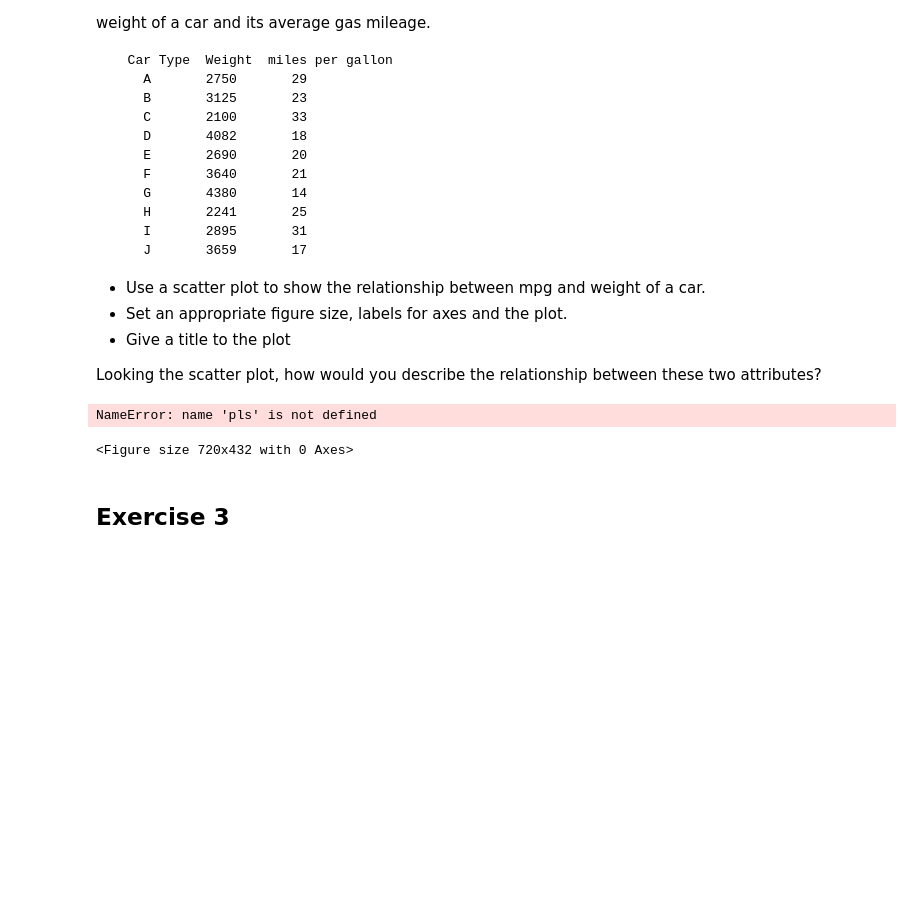
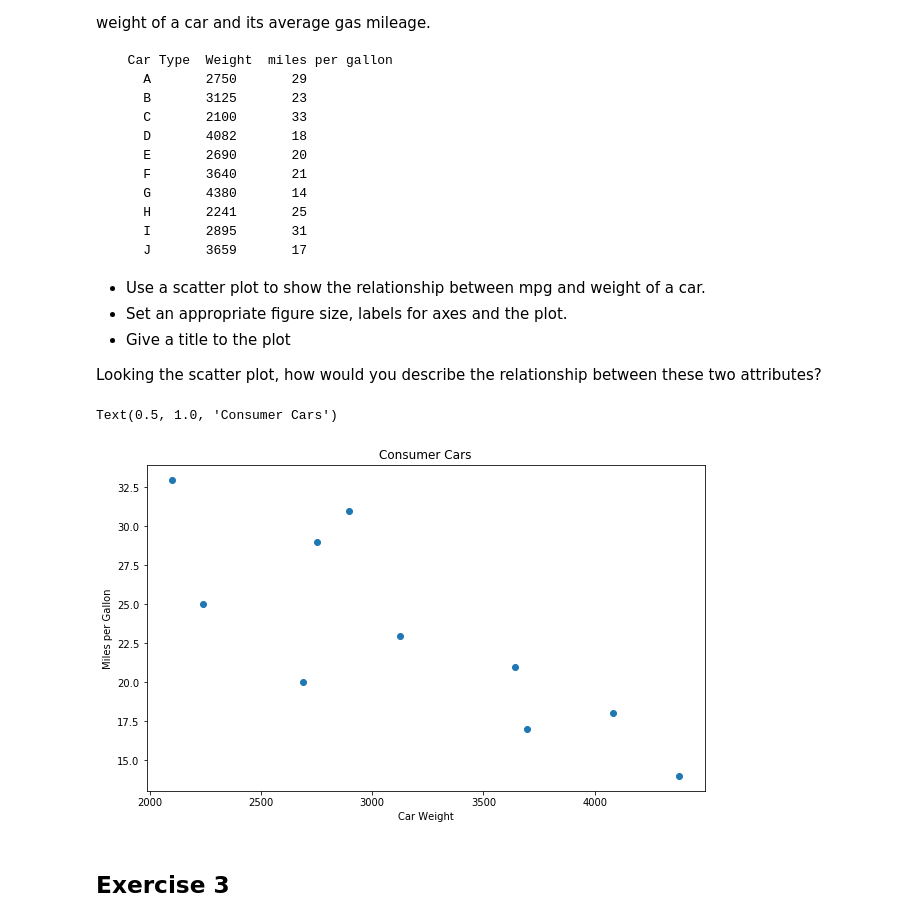
Before and after one commit to steeznation16/dsc-0-01-22-visualizing-data-lab-online-ds-ft-100118, a Jupyter notebook: index.ipynb, the cells around one changed output. Saved outputs shown, nothing was run; the diff lists cells and outputs as text; code cells hidden in the pictures; blank space fills up the shorter version.

```diff
--- a/index.ipynb
+++ b/index.ipynb
@@ -83,17 +83,17 @@ Looking the scatter plot, how would you describe the relationship between these
 # %%
 weight = [2750, 3125, 2100, 4082, 2690, 3640, 4380, 2241, 2895, 3695]
 mpg = [29, 23, 33, 18, 20, 21, 14, 25, 31, 17]
 
 plt.figure(figsize=(10,6))# Set the figure size in inches
 
-pls.scatter(weight, mpg)# Plot with scatter()
+plt.scatter(weight, mpg)# Plot with scatter()
 
 plt.xlabel('Car Weight')
 plt.ylabel('Miles per Gallon')
 plt.title('Consumer Cars')# Set x and y axes labels and give titles
 # %% [output]
-NameError: name 'pls' is not defined
+Text(0.5, 1.0, 'Consumer Cars')
-<Figure size 720x432 with 0 Axes>
+[figure, added]
 # %% [markdown]
 ## Exercise 3
 # %% [markdown]
```
